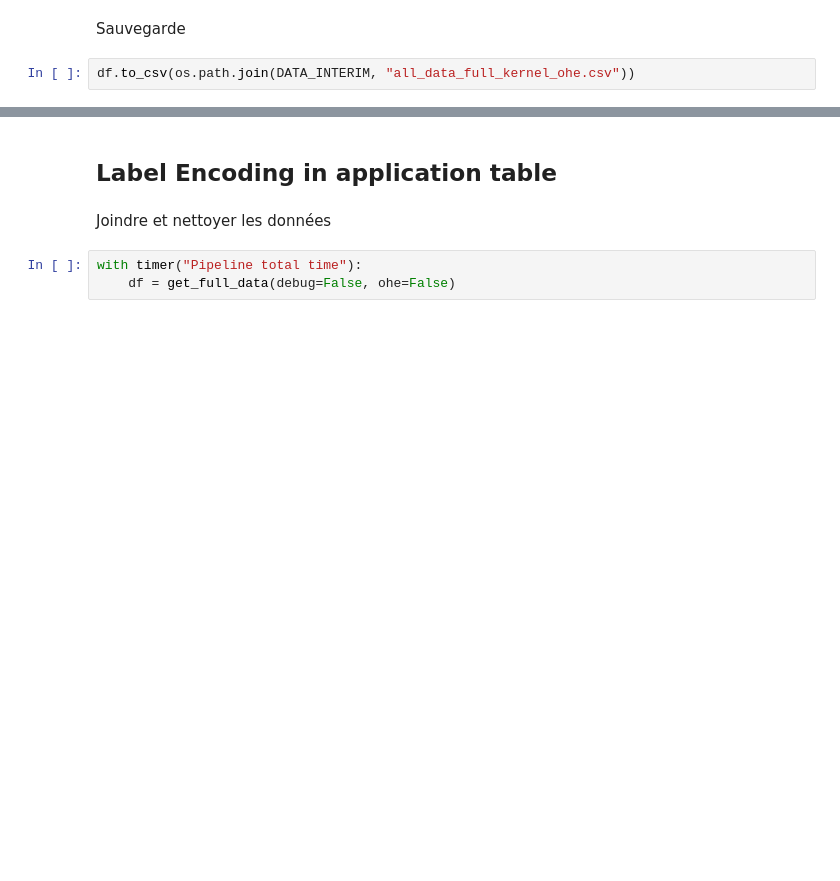
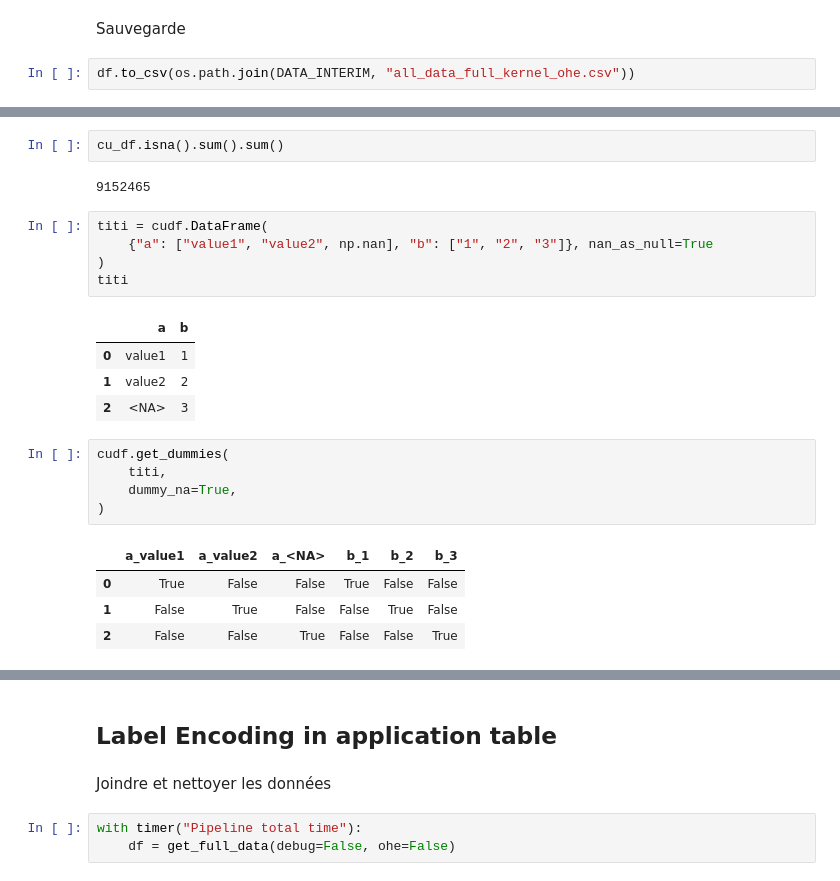
Before and after one commit to ArianeNantes/ocp7, a Jupyter notebook: 0_build_all_data.ipynb, the cells around one changed output, grey strips where cells are left out. Saved outputs shown, nothing was run; the diff lists cells and outputs as text; blank space fills up the shorter version.

```diff
--- a/0_build_all_data.ipynb
+++ b/0_build_all_data.ipynb
@@ -104,0 +677,24 @@ df.to_csv(os.path.join(DATA_INTERIM, "all_data_full_kernel_ohe.csv"))
+# %%
+cu_df.isna().sum().sum()
+# %% [output]
+9152465
+# %%
+titi = cudf.DataFrame(
+    {"a": ["value1", "value2", np.nan], "b": ["1", "2", "3"]}, nan_as_null=True
+)
+titi
+# %% [output]
+|  | a | b |
+| 0 | value1 | 1 |
+| 1 | value2 | 2 |
+| 2 | <NA> | 3 |
+# %%
+cudf.get_dummies(
+    titi,
+    dummy_na=True,
+)
+# %% [output]
+|  | a_value1 | a_value2 | a_<NA> | b_1 | b_2 | b_3 |
+| 0 | True | False | False | True | False | False |
+| 1 | False | True | False | False | True | False |
+| 2 | False | False | True | False | False | True |
```
Also changed, not shown: parts of 89 cells of this notebook, 13 other files.
